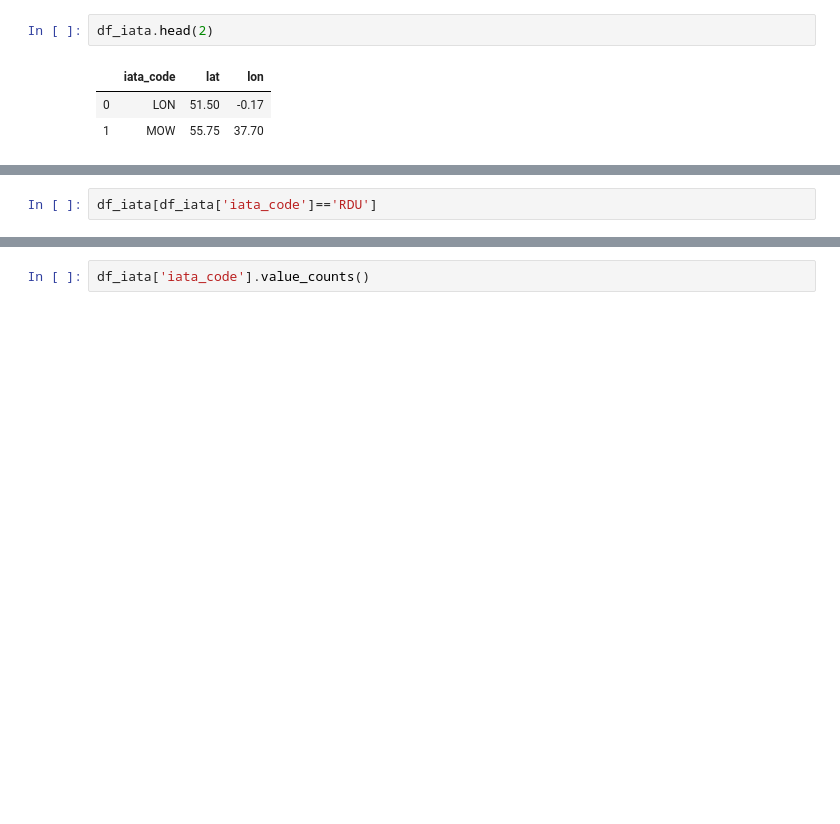
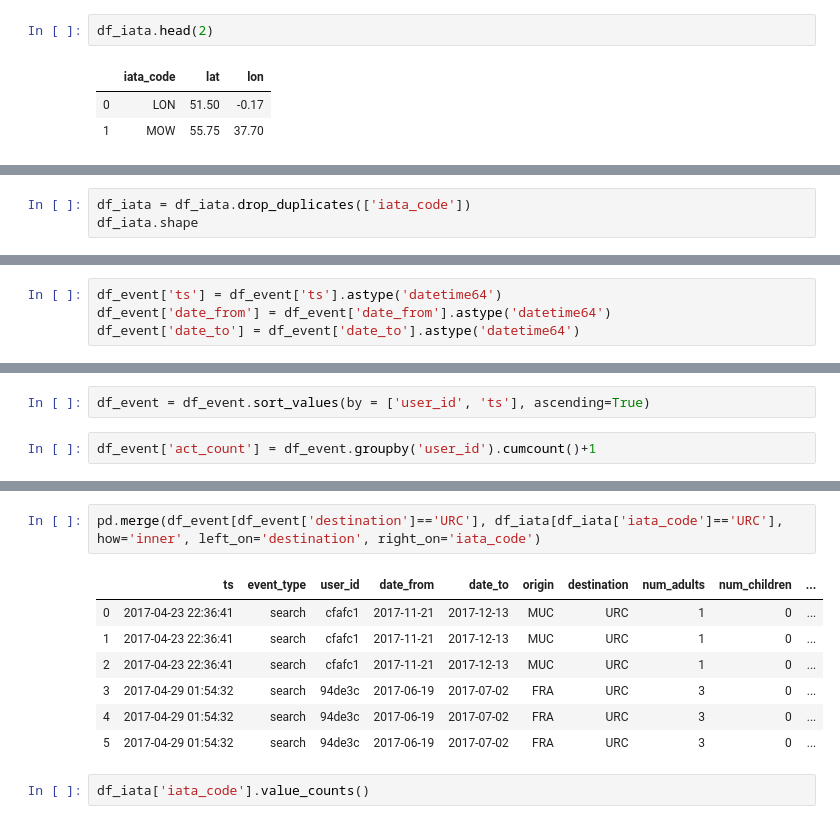
Before and after one commit to giallo41/book_destination, a Jupyter notebook: eda.ipynb, the cells around one changed output, grey strips where cells are left out. Saved outputs shown, nothing was run; the diff lists cells and outputs as text; blank space fills up the shorter version.

```diff
--- a/eda.ipynb
+++ b/eda.ipynb
@@ -28,3 +132,4 @@ df_iata.head(2)
 # %%
-df_iata[df_iata['iata_code']=='RDU']
+df_iata = df_iata.drop_duplicates(['iata_code'])
+df_iata.shape
 # %% [output]
@@ -34,0 +139,4 @@ df_iata[df_iata['iata_code']=='RDU']
+# %%
+df_event['ts'] = df_event['ts'].astype('datetime64')
+df_event['date_from'] = df_event['date_from'].astype('datetime64')
+df_event['date_to'] = df_event['date_to'].astype('datetime64')
@@ -34,0 +147,4 @@ df_iata[df_iata['iata_code']=='RDU']
+# %%
+df_event = df_event.sort_values(by = ['user_id', 'ts'], ascending=True)
+# %%
+df_event['act_count'] = df_event.groupby('user_id').cumcount()+1
@@ -35,3 +193,13 @@ df_iata[df_iata['iata_code']=='RDU']
+# %%
+pd.merge(df_event[df_event['destination']=='URC'], df_iata[df_iata['iata_code']=='URC'], how='inner', left_on='destination', right_on='iata_code')
+# %% [output]
+|  | ts | event_type | user_id | date_from | date_to | origin | destination | num_adults | num_children | ... |
+| 0 | 2017-04-23 22:36:41 | search | cfafc1 | 2017-11-21 | 2017-12-13 | MUC | URC | 1 | 0 | ... |
+| 1 | 2017-04-23 22:36:41 | search | cfafc1 | 2017-11-21 | 2017-12-13 | MUC | URC | 1 | 0 | ... |
+| 2 | 2017-04-23 22:36:41 | search | cfafc1 | 2017-11-21 | 2017-12-13 | MUC | URC | 1 | 0 | ... |
+| 3 | 2017-04-29 01:54:32 | search | 94de3c | 2017-06-19 | 2017-07-02 | FRA | URC | 3 | 0 | ... |
+| 4 | 2017-04-29 01:54:32 | search | 94de3c | 2017-06-19 | 2017-07-02 | FRA | URC | 3 | 0 | ... |
+| 5 | 2017-04-29 01:54:32 | search | 94de3c | 2017-06-19 | 2017-07-02 | FRA | URC | 3 | 0 | ... |
 # %%
 df_iata['iata_code'].value_counts()
 # %% [output]
```
Also changed, not shown: parts of 35 cells of this notebook, 2 other files.
